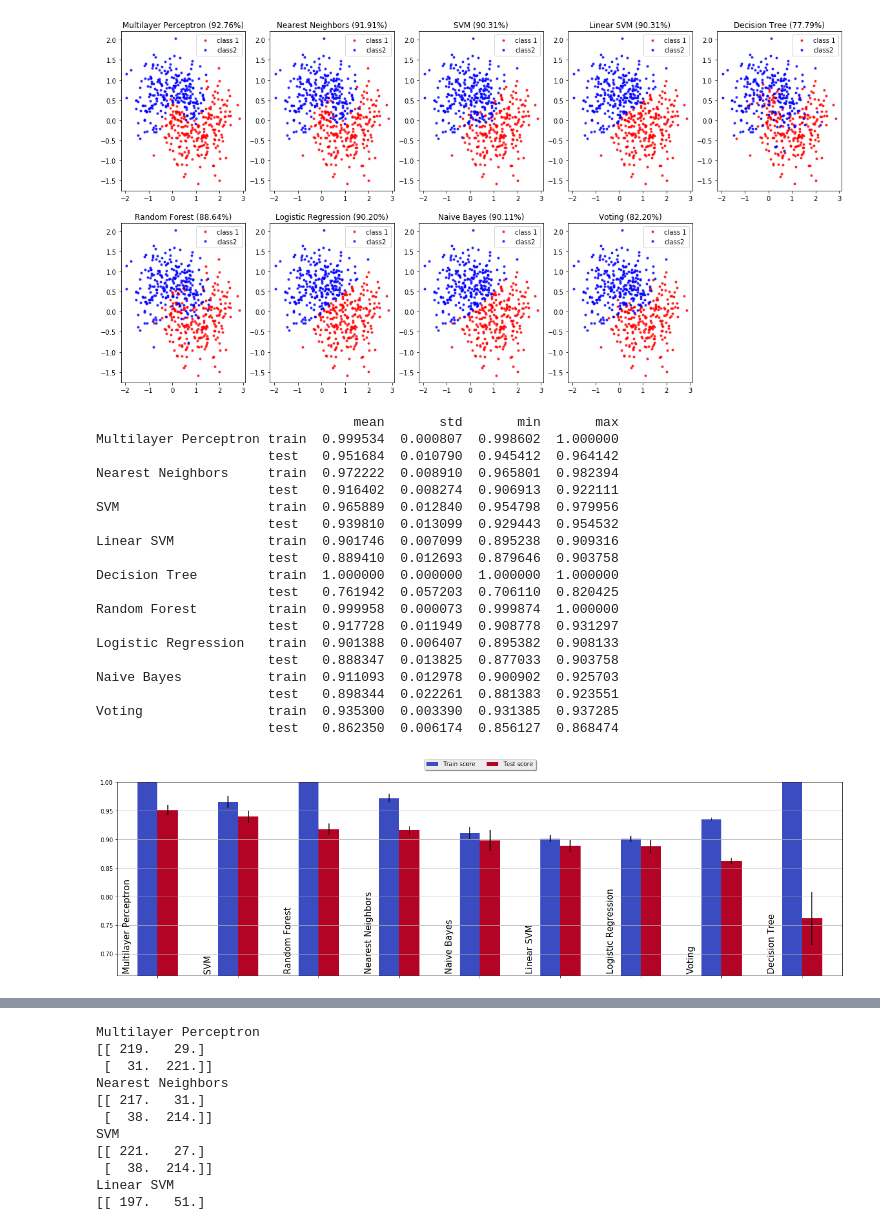
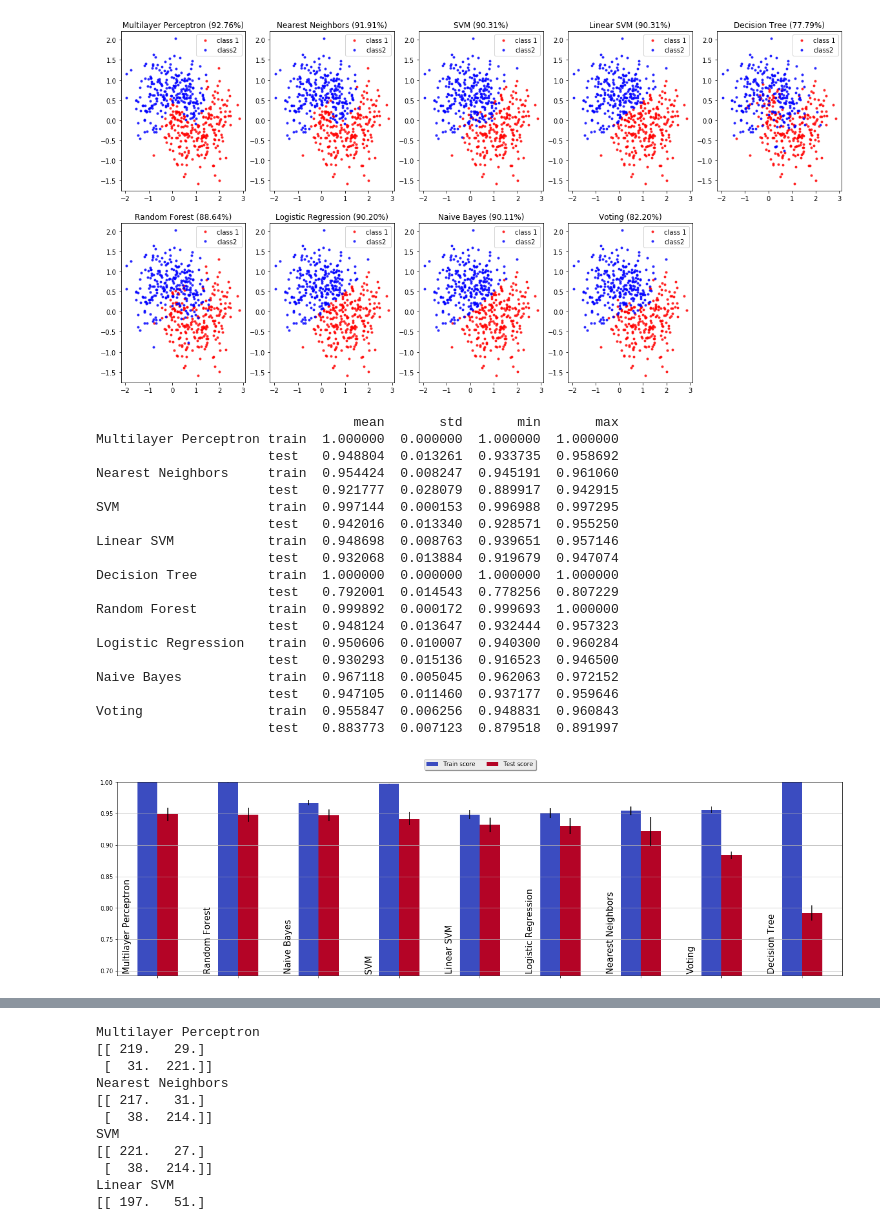
Before and after one commit to alvarouc/polyssifier, a Jupyter notebook: sample/example.ipynb, the cells around one changed output, grey strips where cells are left out. Cells and saved outputs as stored; diff of their text form; code cells hidden in the pictures.

```diff
--- a/sample/example.ipynb
+++ b/sample/example.ipynb
@@ -61,33 +61,33 @@ for n, (key, pred) in enumerate(report.predictions.items()):
 # %%
 data, label = make_classification(n_samples=500, n_features=20,
                                   n_informative=5, n_redundant=2,
                                   n_repeated=0, n_classes=2,
                                   n_clusters_per_class=2, weights=None,
                                   flip_y=0.01, class_sep=1.0,
                                   hypercube=True, shift=0.0,
                                   scale=1.0, shuffle=True,
                                   random_state=None)
 report = poly(data, label, n_folds=3, verbose=True,
-              feature_selection=True, save=False, concurrency=1)
+              feature_selection=False, save=False, concurrency=1)
 report.plot_scores()
 # %% [output]
                                  mean       std       min       max
-Multilayer Perceptron train  0.999534  0.000807  0.998602  1.000000
-                      test   0.951684  0.010790  0.945412  0.964142
-Nearest Neighbors     train  0.972222  0.008910  0.965801  0.982394
-                      test   0.916402  0.008274  0.906913  0.922111
-SVM                   train  0.965889  0.012840  0.954798  0.979956
-                      test   0.939810  0.013099  0.929443  0.954532
-Linear SVM            train  0.901746  0.007099  0.895238  0.909316
-                      test   0.889410  0.012693  0.879646  0.903758
+Multilayer Perceptron train  1.000000  0.000000  1.000000  1.000000
+                      test   0.948804  0.013261  0.933735  0.958692
+Nearest Neighbors     train  0.954424  0.008247  0.945191  0.961060
+                      test   0.921777  0.028079  0.889917  0.942915
+SVM                   train  0.997144  0.000153  0.996988  0.997295
+                      test   0.942016  0.013340  0.928571  0.955250
+Linear SVM            train  0.948698  0.008763  0.939651  0.957146
+                      test   0.932068  0.013884  0.919679  0.947074
 Decision Tree         train  1.000000  0.000000  1.000000  1.000000
-                      test   0.761942  0.057203  0.706110  0.820425
-Random Forest         train  0.999958  0.000073  0.999874  1.000000
-                      test   0.917728  0.011949  0.908778  0.931297
-Logistic Regression   train  0.901388  0.006407  0.895382  0.908133
-                      test   0.888347  0.013825  0.877033  0.903758
-Naive Bayes           train  0.911093  0.012978  0.900902  0.925703
-                      test   0.898344  0.022261  0.881383  0.923551
-Voting                train  0.935300  0.003390  0.931385  0.937285
-                      test   0.862350  0.006174  0.856127  0.868474
+                      test   0.792001  0.014543  0.778256  0.807229
+Random Forest         train  0.999892  0.000172  0.999693  1.000000
+                      test   0.948124  0.013647  0.932444  0.957323
+Logistic Regression   train  0.950606  0.010007  0.940300  0.960284
+                      test   0.930293  0.015136  0.916523  0.946500
+Naive Bayes           train  0.967118  0.005045  0.962063  0.972152
+                      test   0.947105  0.011460  0.937177  0.959646
+Voting                train  0.955847  0.006256  0.948831  0.960843
+                      test   0.883773  0.007123  0.879518  0.891997
-[figure, old version]
+[figure, new version]
```
Also changed, not shown: parts of 2 cells of this notebook.
